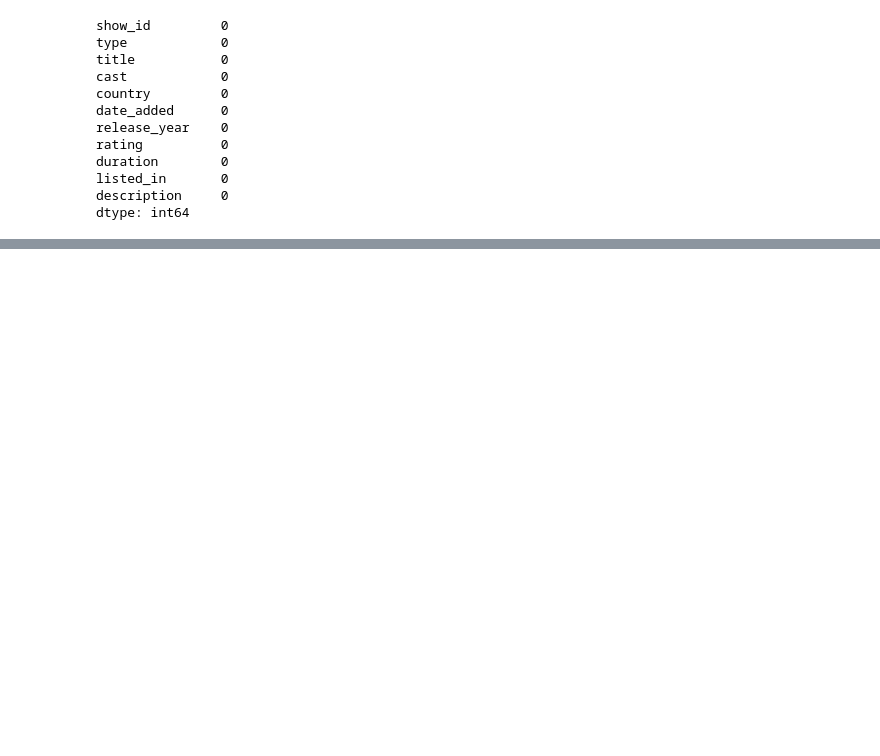
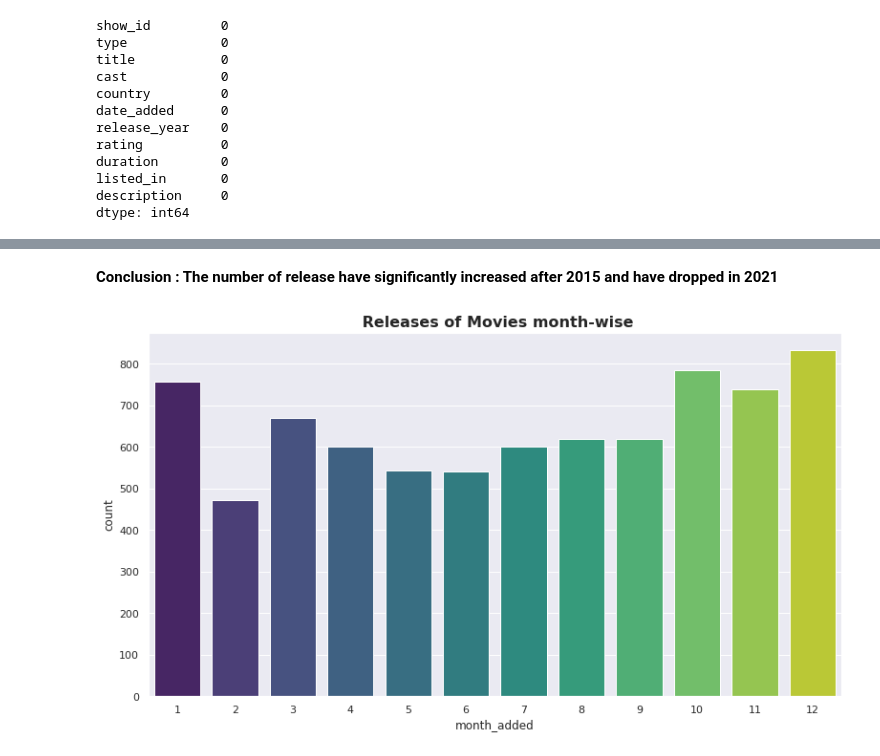
Before and after one commit to kiranahire03/NETFLIX-MOVIES-AND-TV-SHOWS-CLUSTERING, a Jupyter notebook: NETFLIX_MOVIES_AND_TV_SHOWS_CLUSTERING.ipynb, the cells around one changed output, grey strips where cells are left out. Drawn from its saved outputs; the diff is of its cells as text; code cells hidden in the pictures; blank space fills up the shorter version.

```diff
--- a/NETFLIX_MOVIES_AND_TV_SHOWS_CLUSTERING.ipynb
+++ b/NETFLIX_MOVIES_AND_TV_SHOWS_CLUSTERING.ipynb
@@ -239,0 +281,11 @@ df.head()
+# %% [markdown]
+**Conclusion : The number of release have significantly increased after 2015 and have dropped in 2021**
+# %%
+# Release of movies month-wise
+sns.set(rc={'figure.figsize':(13,7)})
+sns.countplot(x='month_added',data=df,palette="viridis")
+
+plt.title(' Releases of Movies month-wise',size='16',fontweight="bold")
+plt.show()
+# %% [output]
+[figure, added]
```
Also changed, not shown: parts of 17 cells of this notebook.
